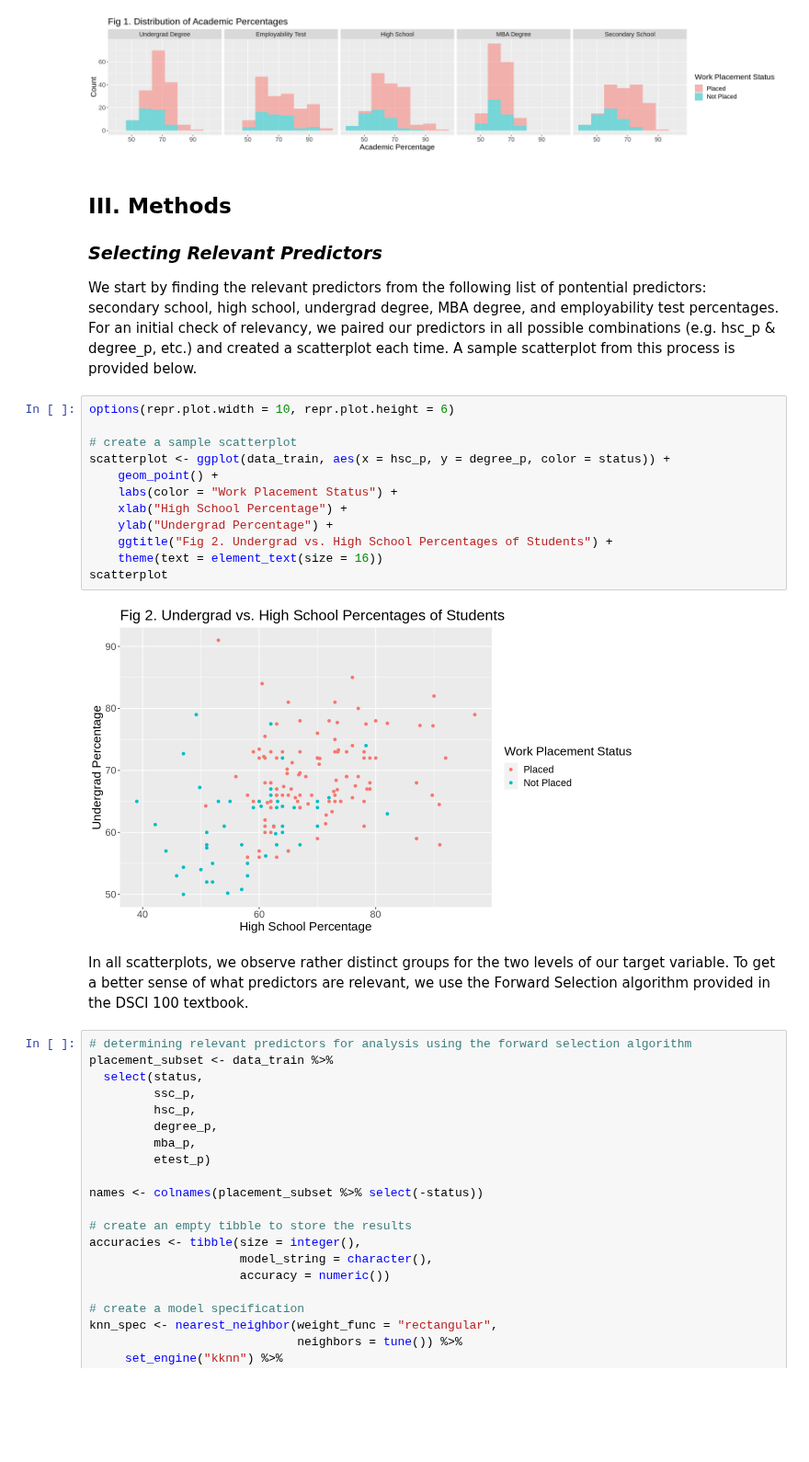
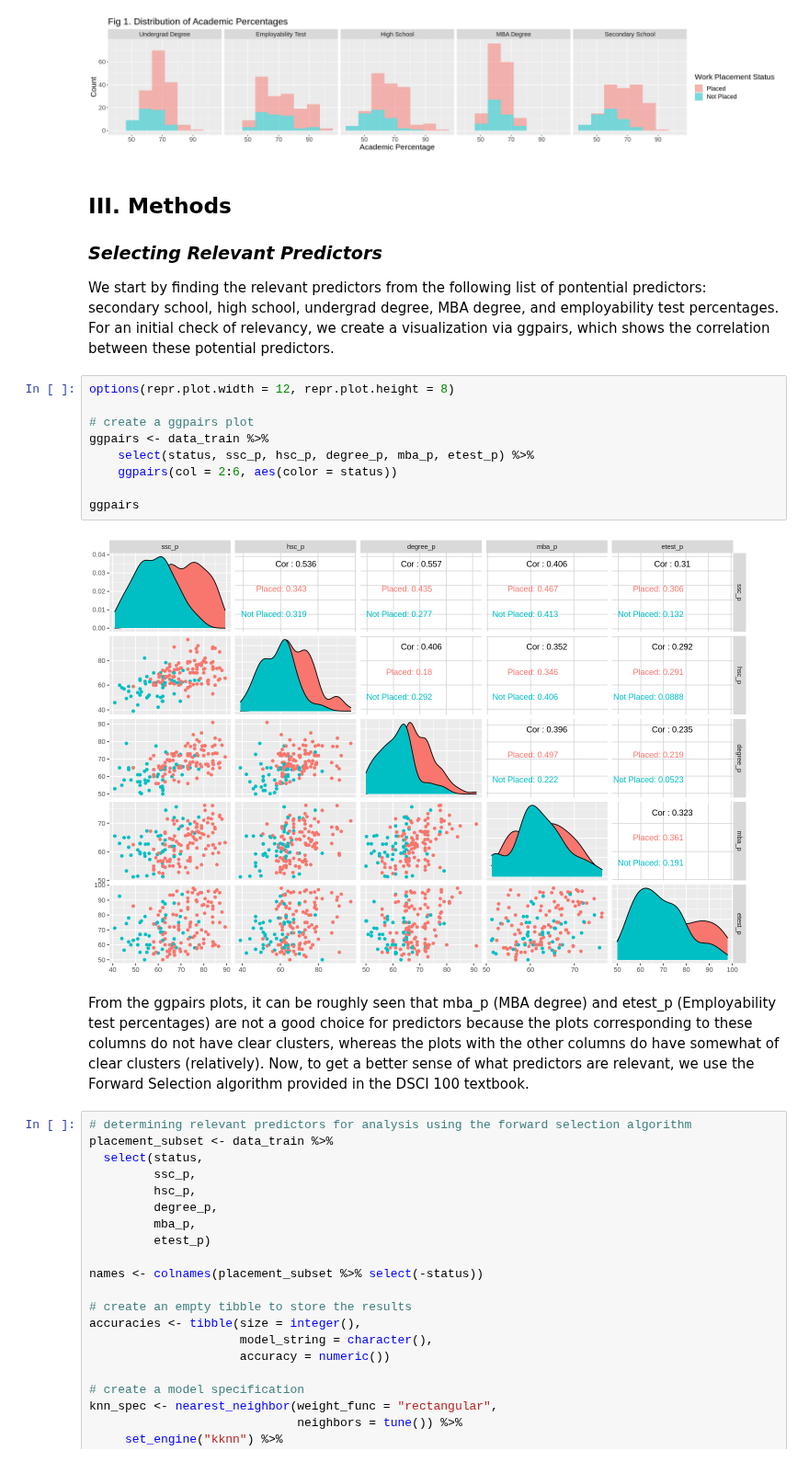
Before and after one commit to rmahinpei/dsci100-project, a Jupyter notebook: Group_Project_Report.ipynb, the cells around one changed output. Shown at 92% size. Saved outputs shown, nothing was run; the diff lists cells and outputs as text; blank space fills up the shorter version.

Commit message:
Added ggpairs & plot_grid
Added ggpairs & plot_grid, along with a few changes to markdown text.

```diff
--- a/Group_Project_Report.ipynb
+++ b/Group_Project_Report.ipynb
@@ -126,23 +128,20 @@ distribution_predictors
 # %% [markdown]
 ## III. Methods
 ### *Selecting Relevant Predictors*
-We start by finding the relevant predictors from the following list of pontential predictors: secondary school, high school, undergrad degree, MBA degree, and employability test percentages. For an initial check of relevancy, we paired our predictors in all possible combinations (e.g. hsc_p & degree_p, etc.) and created a scatterplot each time. A sample scatterplot from this process is provided below.
+We start by finding the relevant predictors from the following list of pontential predictors: secondary school, high school, undergrad degree, MBA degree, and employability test percentages. For an initial check of relevancy, we create a visualization via ggpairs, which shows the correlation between these potential predictors.
-# %%
-options(repr.plot.width = 10, repr.plot.height = 6)
-
-# create a sample scatterplot
-scatterplot <- ggplot(data_train, aes(x = hsc_p, y = degree_p, color = status)) +
-    geom_point() +
-    labs(color = "Work Placement Status") +
-    xlab("High School Percentage") +
-    ylab("Undergrad Percentage") +
-    ggtitle("Fig 2. Undergrad vs. High School Percentages of Students") +
-    theme(text = element_text(size = 16))
-scatterplot
-# %% [output]
-[figure, removed]
-# %% [markdown]
-In all scatterplots, we observe rather distinct groups for the two levels of our target variable. To get a better sense of what predictors are relevant, we use the Forward Selection algorithm provided in the DSCI 100 textbook.
+# %%
+options(repr.plot.width = 12, repr.plot.height = 8)
+
+# create a ggpairs plot
+ggpairs <- data_train %>%
+    select(status, ssc_p, hsc_p, degree_p, mba_p, etest_p) %>%
+    ggpairs(col = 2:6, aes(color = status))
+
+ggpairs
+# %% [output]
+[figure, added]
+# %% [markdown]
+From the ggpairs plots, it can be roughly seen that mba_p (MBA degree) and etest_p (Employability test percentages) are not a good choice for predictors because the plots corresponding to these columns do not have clear clusters, whereas the plots with the other columns do have somewhat of clear clusters (relatively). Now, to get a better sense of what predictors are relevant, we use the Forward Selection algorithm provided in the DSCI 100 textbook.
 # %%
 # determining relevant predictors for analysis using the forward selection algorithm
 placement_subset <- data_train %>%
```
Also changed, not shown: parts of 5 cells of this notebook.
